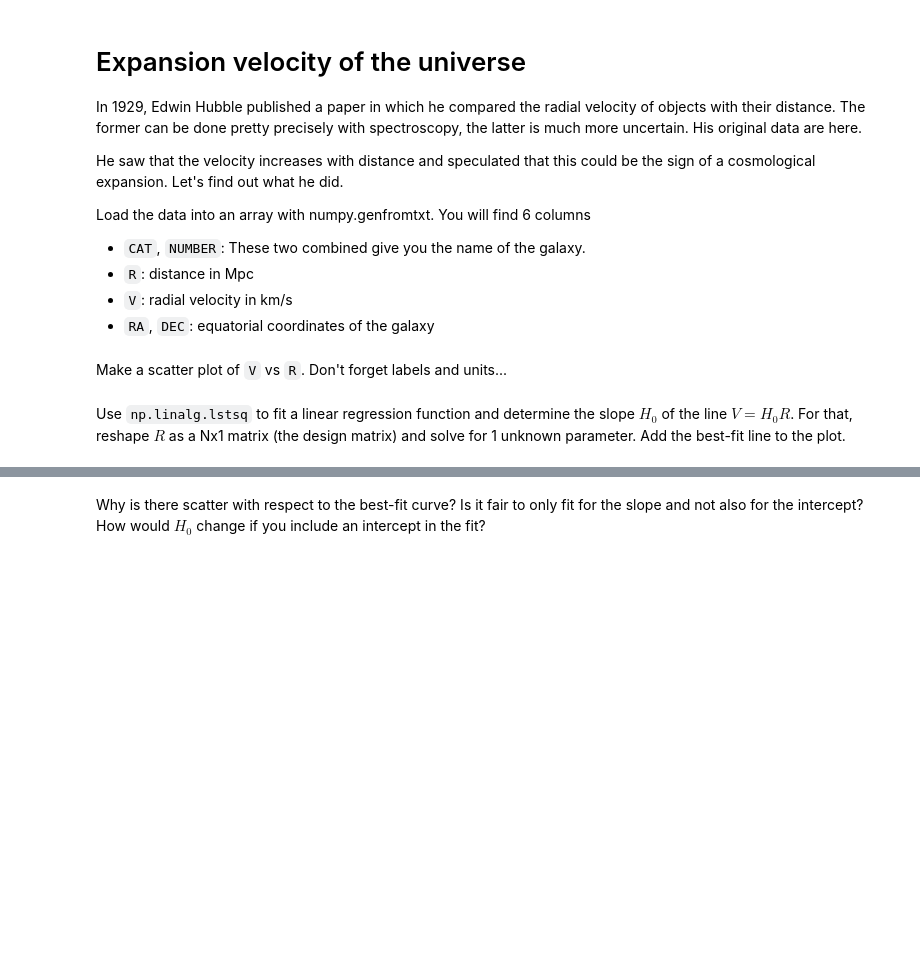
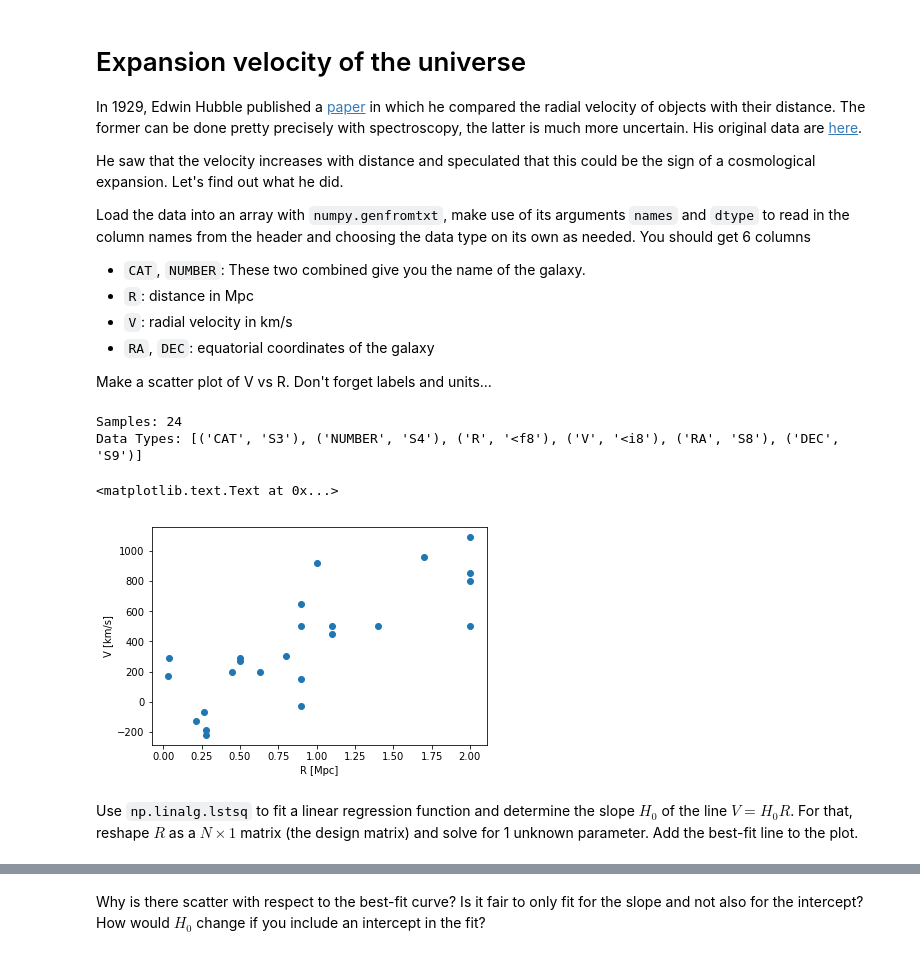
Before and after one commit to pmelchior/usrp-sciprog, a Jupyter notebook: day3/Hubble-Solutions.ipynb, the cells around one changed output, grey strips where cells are left out. Drawn from its saved outputs; the diff is of its cells as text; code cells hidden in the pictures; blank space fills up the shorter version.

```diff
--- a/day3/Hubble-Solutions.ipynb
+++ b/day3/Hubble-Solutions.ipynb
@@ -1,33 +1,37 @@
 # %% [markdown]
 # Expansion velocity of the universe
 
-In 1929, Edwin Hubble published a paper in which he compared the radial velocity of objects with their distance. The former can be done pretty precisely with spectroscopy, the latter is much more uncertain. His original data are here.
+In 1929, Edwin Hubble published a [paper](http://www.pnas.org/content/pnas/15/3/168.full.pdf) in which he compared the radial velocity of objects with their distance. The former can be done pretty precisely with spectroscopy, the latter is much more uncertain. His original data are [here](table1.txt).
 
 He saw that the velocity increases with distance and speculated that this could be the sign of a cosmological expansion. Let's find out what he did.
 
-Load the data into an array with numpy.genfromtxt. You will find 6 columns
+Load the data into an array with `numpy.genfromtxt`, make use of its arguments `names` and `dtype` to read in the column names from the header and choosing the data type on its own as needed. You should get 6 columns
    * `CAT`, `NUMBER`:  These two combined give you the name of the galaxy.
    * `R`: distance in Mpc
    * `V`: radial velocity in km/s
    * `RA`, `DEC`: equatorial coordinates of the galaxy
+
+Make a scatter plot of V vs R. Don't forget labels and units...
 # %%
 import numpy as np
-data = np.genfromtxt("table1.txt", names=True, dtype=None)
-N = len(data)
+data = np.genfromtxt('table1.txt', names=True, dtype=None)
+print("Samples:", len(data))
+print("Data Types:", data.dtype)
+# %% [output]
+Samples: 24
+Data Types: [('CAT', 'S3'), ('NUMBER', 'S4'), ('R', '<f8'), ('V', '<i8'), ('RA', 'S8'), ('DEC', 'S9')]
-# %% [markdown]
-Make a scatter plot of `V` vs `R`. Don't forget labels and units...
 # %%
 %matplotlib inline
 import matplotlib
 import numpy as np
 import matplotlib.pyplot as plt
 
-fig = plt.figure()
-ax = fig.add_subplot(111)
-ax.scatter(data['R'], data['V'], c='#ff9900', marker='o')
-ax.set_xlim(xmin=0, xmax=2.5)
-ax.set_xlabel('Distance [Mpc]')
-ax.set_ylabel('Velocity [km/s]')
+plt.scatter(data['R'], data['V'])
+plt.xlabel('R [Mpc]')
+plt.ylabel('V [km/s]')
+# %% [output]
+<matplotlib.text.Text at 0x...>
+[figure, added]
 # %% [markdown]
-Use `np.linalg.lstsq` to fit a linear regression function and determine the slope $H_0$ of the line $V=H_0 R$. For that, reshape $R$ as a Nx1 matrix (the design matrix) and solve for 1 unknown parameter. Add the best-fit line to the plot.
+Use `np.linalg.lstsq` to fit a linear regression function and determine the slope $H_0$ of the line $V=H_0 R$. For that, reshape $R$ as a $N\times1$ matrix (the design matrix) and solve for 1 unknown parameter. Add the best-fit line to the plot.
 # %%
```
Also changed, not shown: parts of 17 cells of this notebook, 2 other files.
